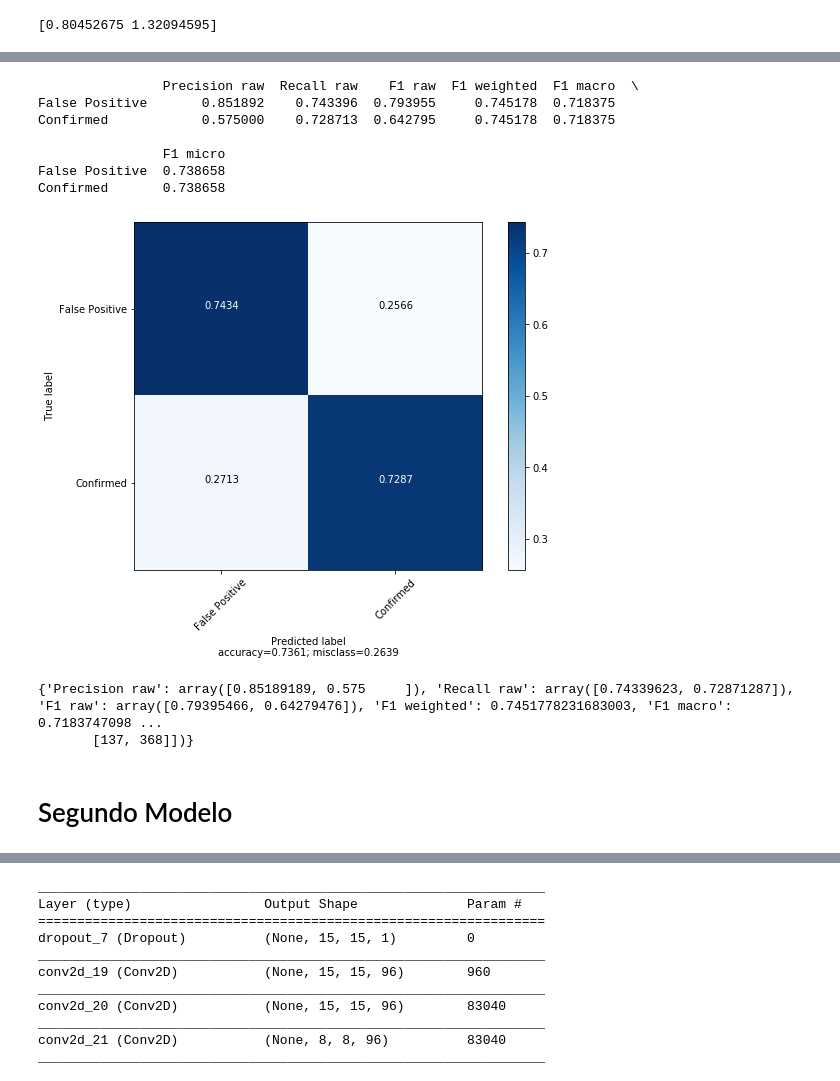
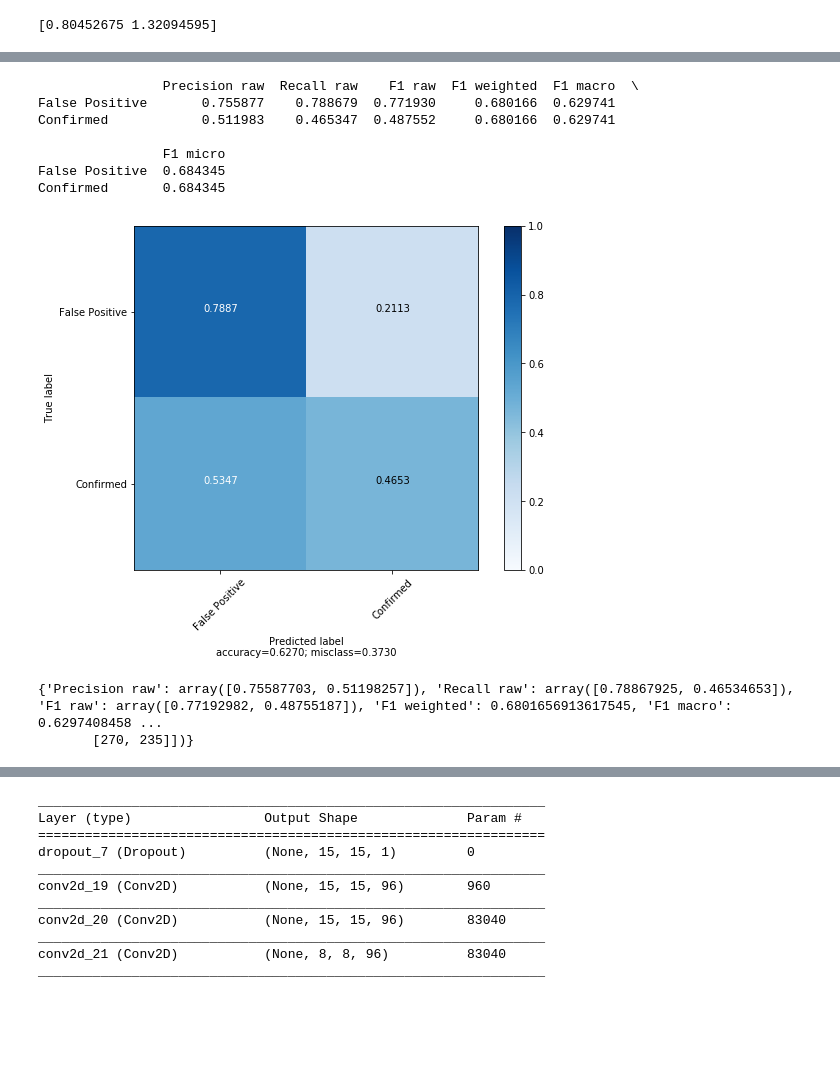
Before and after one commit to harel-coffee/PIIC19-auto, a Jupyter notebook: code/obj1/pruebas_cnn_gabo.ipynb, the cells around one changed output, grey strips where cells are left out. Saved outputs shown, nothing was run; the diff lists cells and outputs as text; code cells hidden in the pictures; blank space fills up the shorter version.

```diff
--- a/code/obj1/pruebas_cnn_gabo.ipynb
+++ b/code/obj1/pruebas_cnn_gabo.ipynb
@@ -449,16 +328,14 @@ plt.show()
 # %%
-predichos=model2.predict_classes(x_val)
-print (calculate_metrics(y_val,predichos,'[VAL] Confusion Matrix 50 epochs CNN 1 Focal'))
+predichos=model.predict_classes(x_val)
+print(calculate_metrics(y_val,predichos,'[VAL] Confusion Matrix 100 epochs CNN 9 BCE'))
 # %% [output]
                 Precision raw  Recall raw    F1 raw  F1 weighted  F1 macro  \
-False Positive       0.851892    0.743396  0.793955     0.745178  0.718375
-Confirmed            0.575000    0.728713  0.642795     0.745178  0.718375
+False Positive       0.755877    0.788679  0.771930     0.680166  0.629741
+Confirmed            0.511983    0.465347  0.487552     0.680166  0.629741
 
                 F1 micro
-False Positive  0.738658
-Confirmed       0.738658
+False Positive  0.684345
+Confirmed       0.684345
-[figure, old version]
+[figure, new version]
-{'Precision raw': array([0.85189189, 0.575     ]), 'Recall raw': array([0.74339623, 0.72871287]), 'F1 raw': array([0.79395466, 0.64279476]), 'F1 weighted': 0.7451778231683003, 'F1 macro': 0.7183747098 ...
-       [137, 368]])}
+{'Precision raw': array([0.75587703, 0.51198257]), 'Recall raw': array([0.78867925, 0.46534653]), 'F1 raw': array([0.77192982, 0.48755187]), 'F1 weighted': 0.6801656913617545, 'F1 macro': 0.6297408458 ...
+       [270, 235]])}
-# %% [markdown]
-# Segundo Modelo
```
Also changed, not shown: parts of 29 cells of this notebook, 2 other files.
